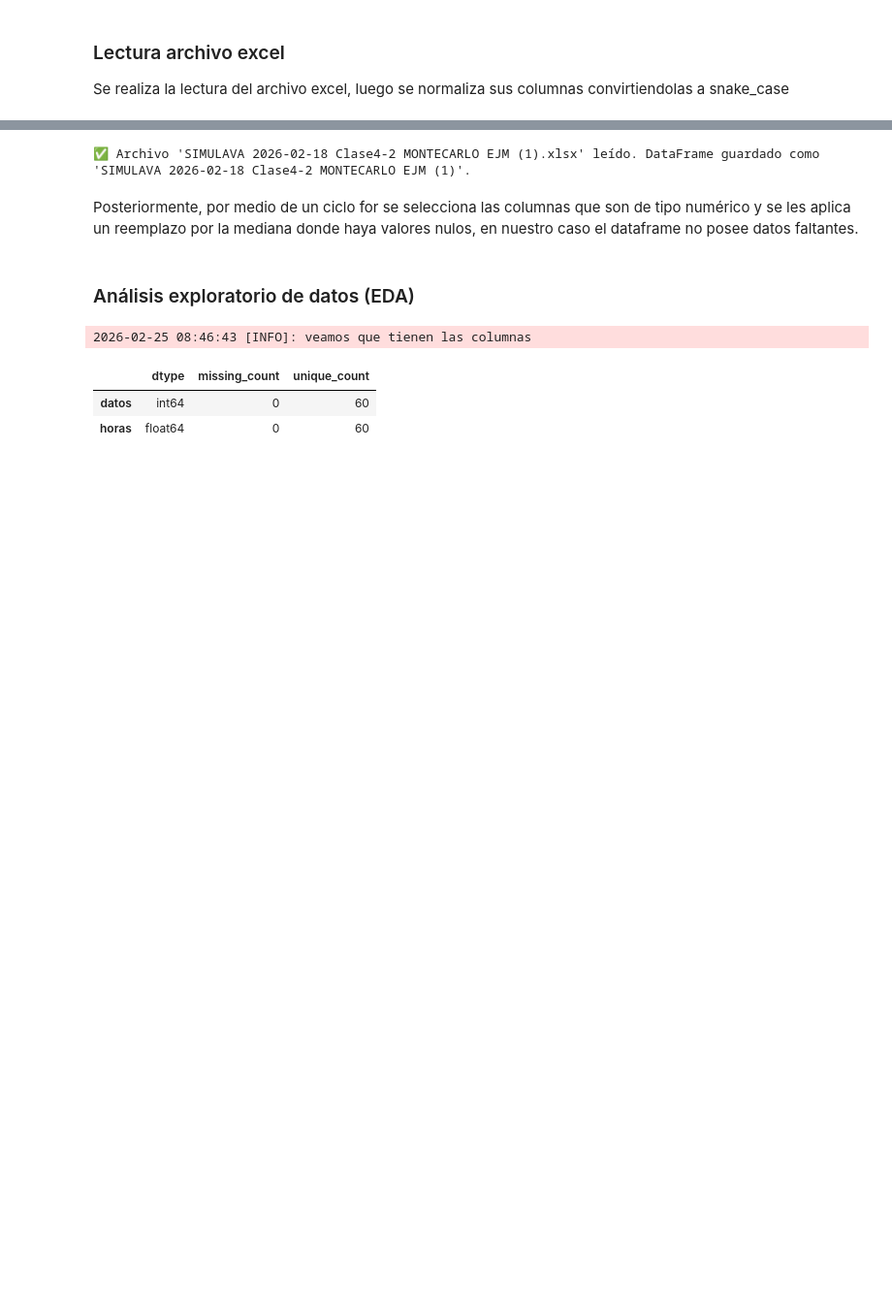
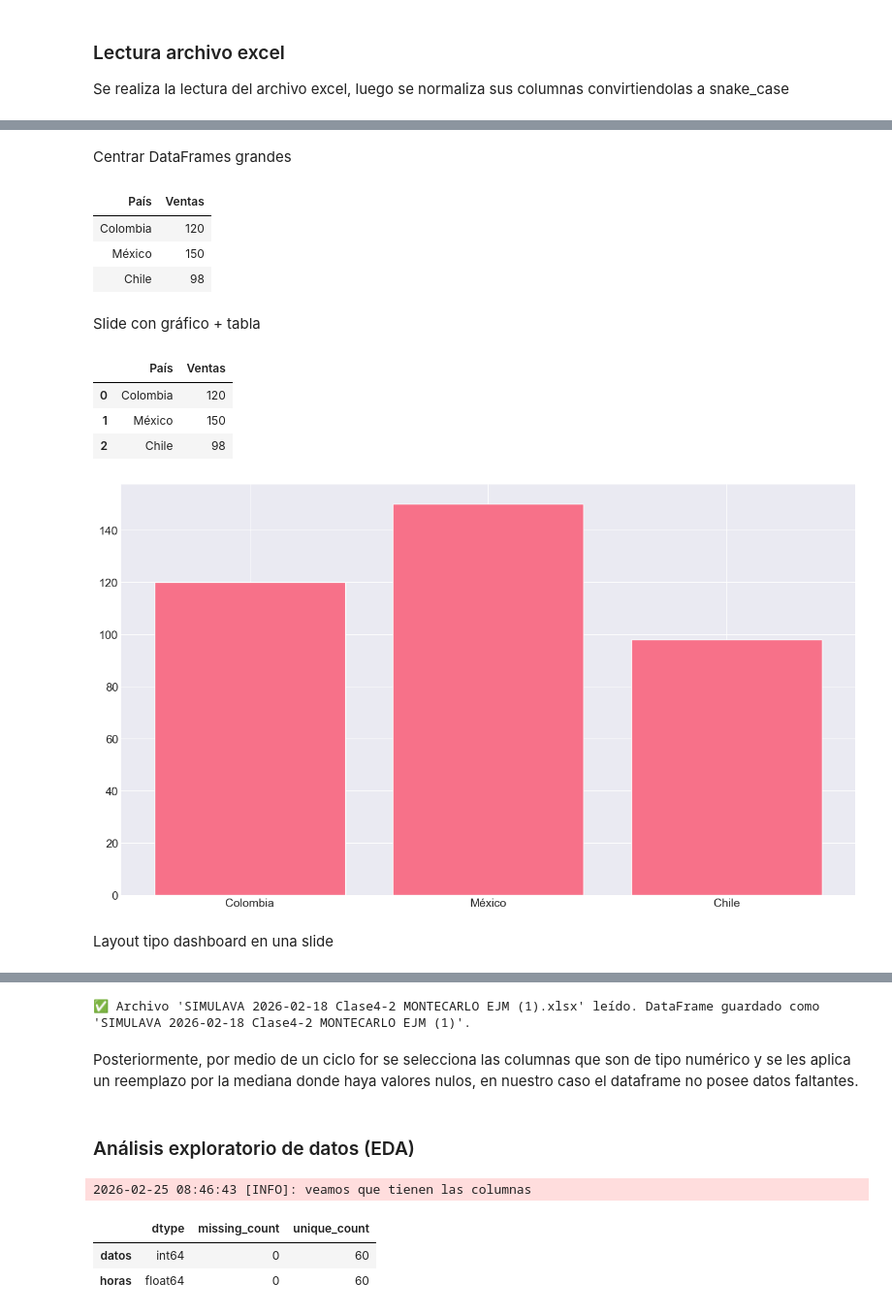
Before and after one commit to thepadr30/SimulAva3010192, a Jupyter notebook: notebooks/SimulacionMC.ipynb, the cells around one changed output, grey strips where cells are left out. Shown at 97% size. Cells and saved outputs as stored; diff of their text form; code cells hidden in the pictures; blank space fills up the shorter version.

```diff
--- a/notebooks/SimulacionMC.ipynb
+++ b/notebooks/SimulacionMC.ipynb
@@ -63,0 +391,45 @@ Se realiza la lectura del archivo excel, luego se normaliza sus columnas convirt
+# %% [markdown]
+Centrar DataFrames grandes
+# %%
+from IPython.display import HTML
+import pandas as pd
+
+df = pd.DataFrame({
+    "País": ["Colombia","México","Chile"],
+    "Ventas": [120,150,98]
+})
+
+HTML(f"""
+<div style="display:flex; justify-content:center; font-size:28px">
+{df.to_html(index=False)}
+</div>
+""")
+# %% [output]
+| País | Ventas |
+| Colombia | 120 |
+| México | 150 |
+| Chile | 98 |
+# %% [markdown]
+Slide con gráfico + tabla
+# %%
+import pandas as pd
+import matplotlib.pyplot as plt
+
+df = pd.DataFrame({
+    "País": ["Colombia","México","Chile"],
+    "Ventas": [120,150,98]
+})
+
+fig, ax = plt.subplots()
+ax.bar(df["País"], df["Ventas"])
+
+display(df)
+plt.show()
+# %% [output]
+|  | País | Ventas |
+| 0 | Colombia | 120 |
+| 1 | México | 150 |
+| 2 | Chile | 98 |
+[figure, added]
+# %% [markdown]
+Layout tipo dashboard en una slide
```
Also changed, not shown: parts of 34 cells of this notebook, 15 other files.
